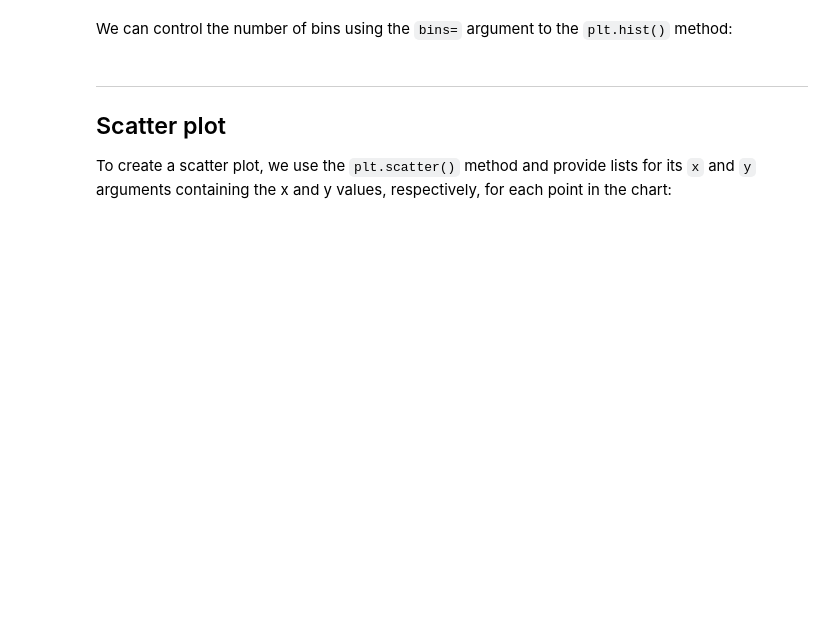
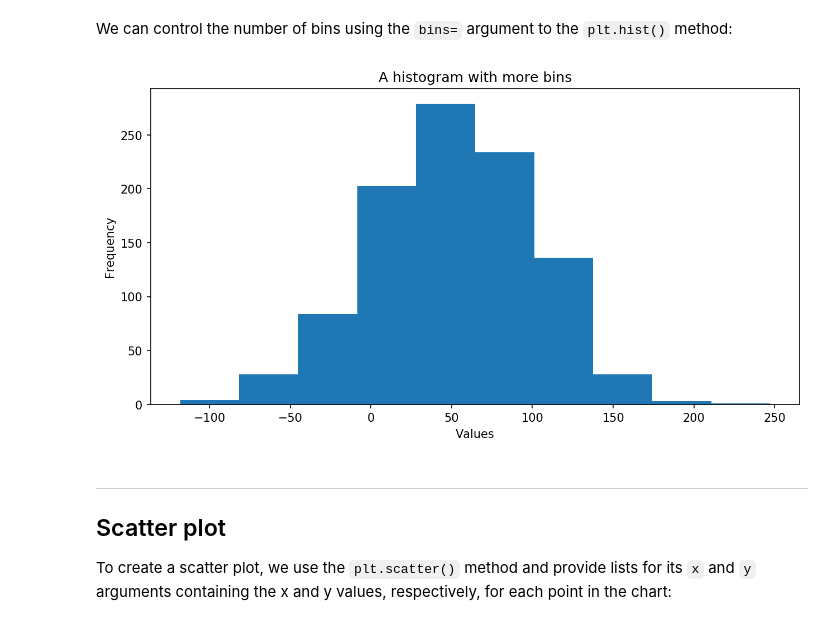
Before and after one commit to CS-DS-125/125exercises-f19, a Jupyter notebook: ch06/howto_matplotlib.ipynb, the cells around one changed output. Drawn from its saved outputs; the diff is of its cells as text; code cells hidden in the pictures; blank space fills up the shorter version.

```diff
--- a/ch06/howto_matplotlib.ipynb
+++ b/ch06/howto_matplotlib.ipynb
@@ -104,11 +113,13 @@ plt.show()
 # %% [markdown]
 We can control the number of bins using the `bins=` argument to the `plt.hist()` method:
 # %%
-plt.hist(x=values_rand_long, bins=50)
+plt.hist(x=values_rand_long, bins=10)
 plt.xlabel("Values")
 plt.ylabel("Frequency")
 plt.title("A histogram with more bins")
 plt.show()
+# %% [output]
+[figure, added]
 # %% [markdown]
 ***
 ## Scatter plot
```
Also changed, not shown: parts of 6 cells of this notebook, 11 other files.
